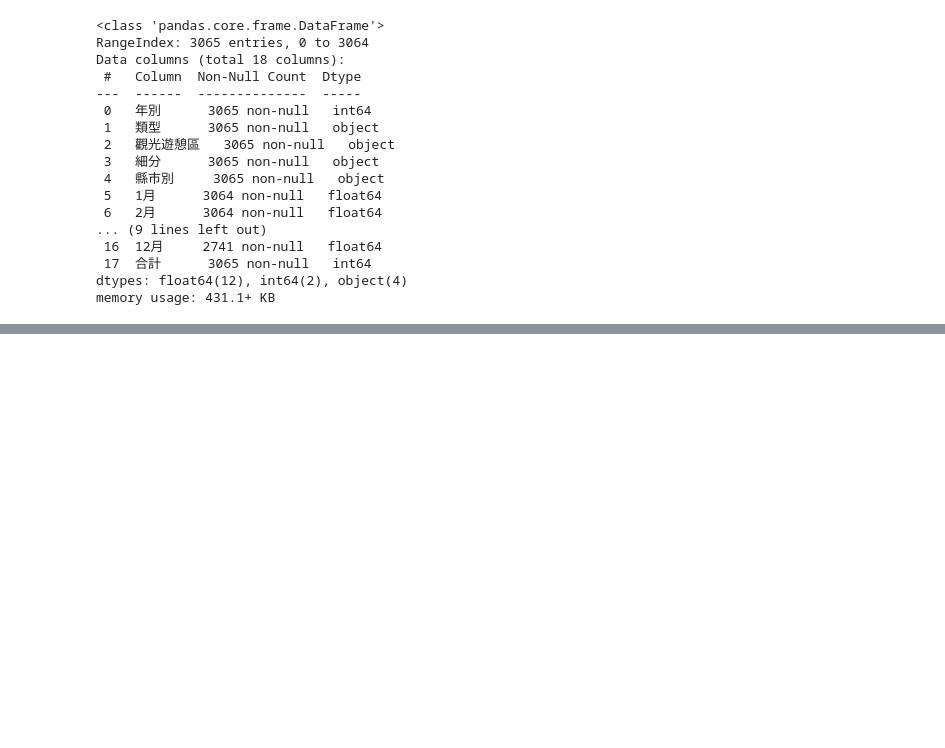
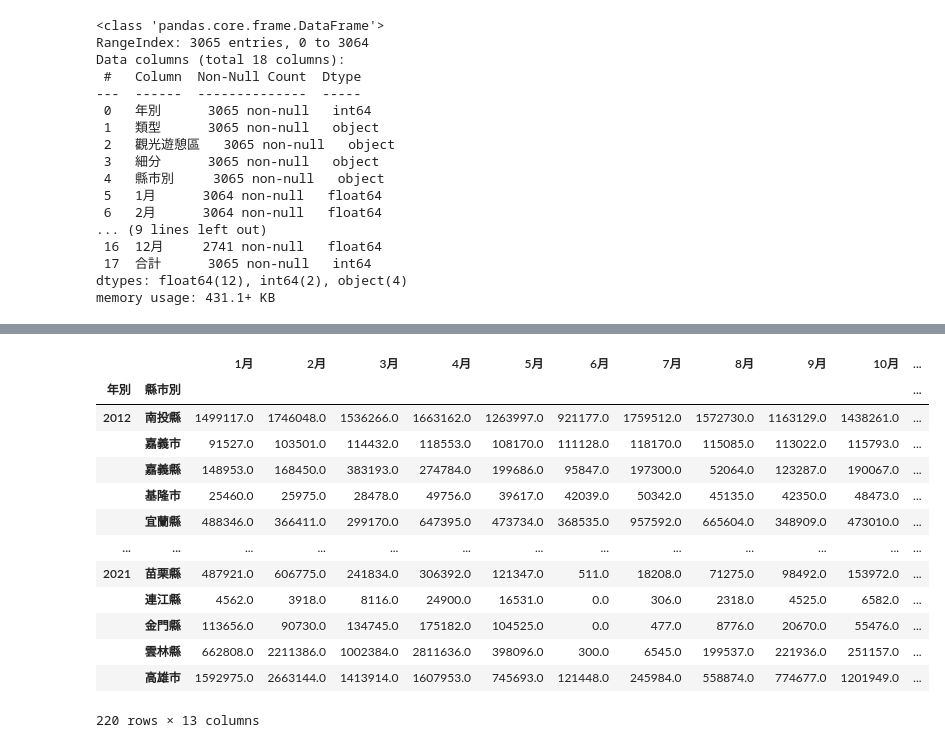
Before and after one commit to yowlc/python, a Jupyter notebook: lesson21_2.ipynb, the cells around one changed output, grey strips where cells are left out. Saved outputs shown, nothing was run; the diff lists cells and outputs as text; code cells hidden in the pictures; blank space fills up the shorter version.

```diff
--- a/lesson21_2.ipynb
+++ b/lesson21_2.ipynb
@@ -35,0 +66,20 @@ memory usage: 431.1+ KB
+# %%
+# 各年份, 每個縣市, 每月 的觀光人數
+
+df3 = df2.groupby(level=['年別', '縣市別']).sum()
+display(df3)
+# %% [output]
+|  |  | 1月 | 2月 | 3月 | 4月 | 5月 | 6月 | 7月 | 8月 | 9月 | 10月 | ... |
+| 年別 | 縣市別 |  |  |  |  |  |  |  |  |  |  | ... |
+| 2012 | 南投縣 | 1499117.0 | 1746048.0 | 1536266.0 | 1663162.0 | 1263997.0 | 921177.0 | 1759512.0 | 1572730.0 | 1163129.0 | 1438261.0 | ... |
+|  | 嘉義市 | 91527.0 | 103501.0 | 114432.0 | 118553.0 | 108170.0 | 111128.0 | 118170.0 | 115085.0 | 113022.0 | 115793.0 | ... |
+|  | 嘉義縣 | 148953.0 | 168450.0 | 383193.0 | 274784.0 | 199686.0 | 95847.0 | 197300.0 | 52064.0 | 123287.0 | 190067.0 | ... |
+|  | 基隆市 | 25460.0 | 25975.0 | 28478.0 | 49756.0 | 39617.0 | 42039.0 | 50342.0 | 45135.0 | 42350.0 | 48473.0 | ... |
+|  | 宜蘭縣 | 488346.0 | 366411.0 | 299170.0 | 647395.0 | 473734.0 | 368535.0 | 957592.0 | 665604.0 | 348909.0 | 473010.0 | ... |
+| ... | ... | ... | ... | ... | ... | ... | ... | ... | ... | ... | ... | ... |
+| 2021 | 苗栗縣 | 487921.0 | 606775.0 | 241834.0 | 306392.0 | 121347.0 | 511.0 | 18208.0 | 71275.0 | 98492.0 | 153972.0 | ... |
+|  | 連江縣 | 4562.0 | 3918.0 | 8116.0 | 24900.0 | 16531.0 | 0.0 | 306.0 | 2318.0 | 4525.0 | 6582.0 | ... |
+|  | 金門縣 | 113656.0 | 90730.0 | 134745.0 | 175182.0 | 104525.0 | 0.0 | 477.0 | 8776.0 | 20670.0 | 55476.0 | ... |
+|  | 雲林縣 | 662808.0 | 2211386.0 | 1002384.0 | 2811636.0 | 398096.0 | 300.0 | 6545.0 | 199537.0 | 221936.0 | 251157.0 | ... |
+|  | 高雄市 | 1592975.0 | 2663144.0 | 1413914.0 | 1607953.0 | 745693.0 | 121448.0 | 245984.0 | 558874.0 | 774677.0 | 1201949.0 | ... |
+220 rows × 13 columns
```
Also changed, not shown: parts of 3 cells of this notebook, 1 other file.
